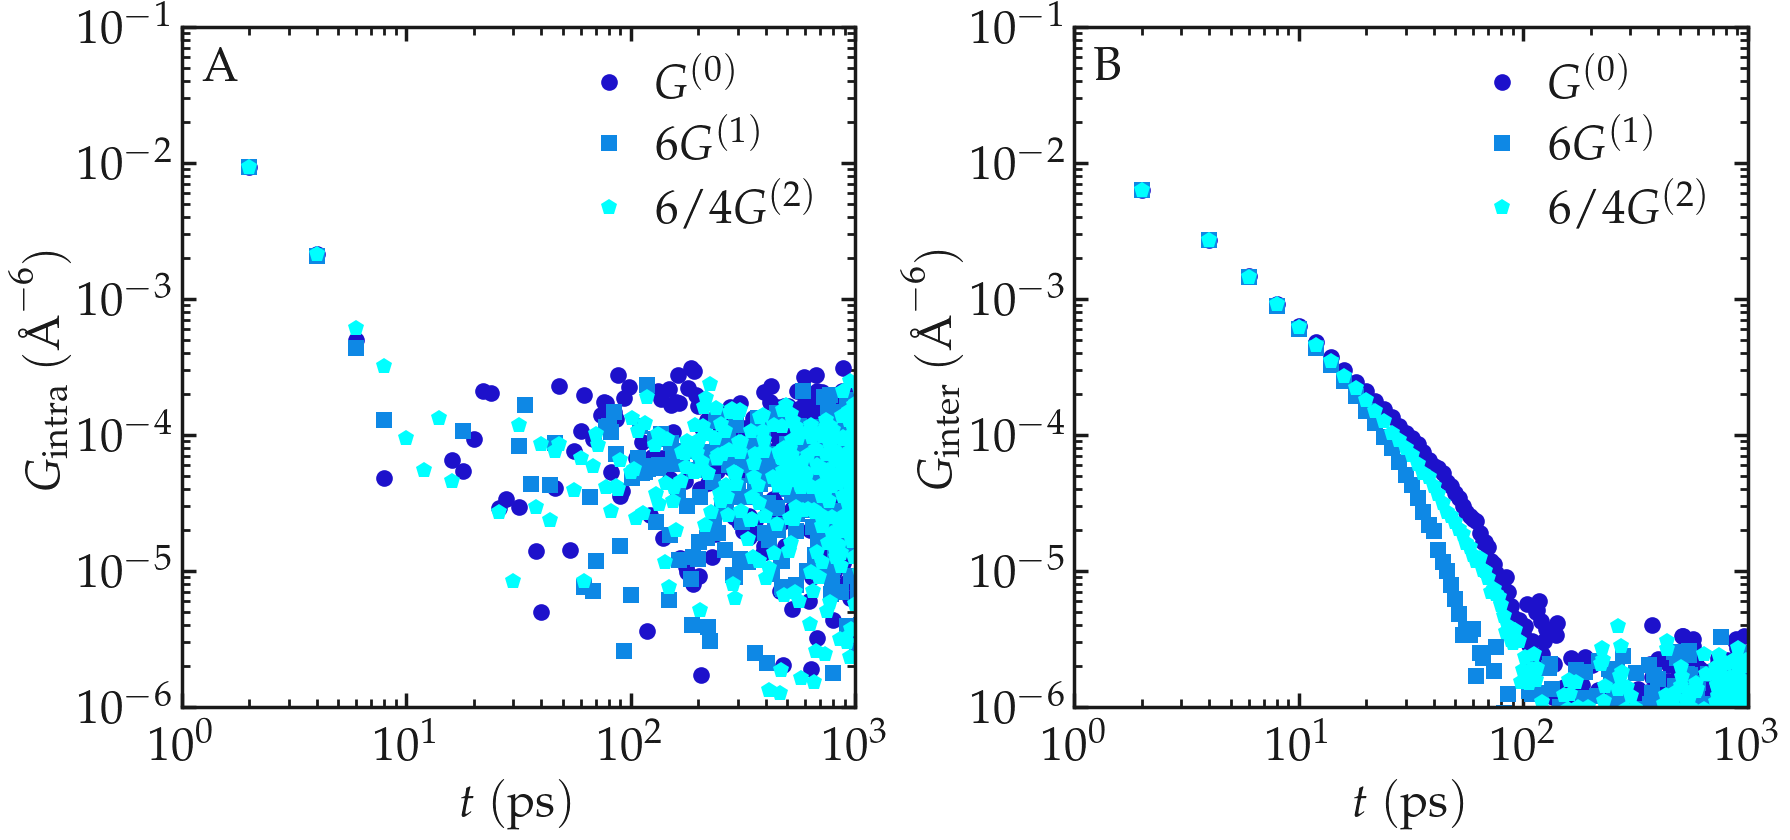
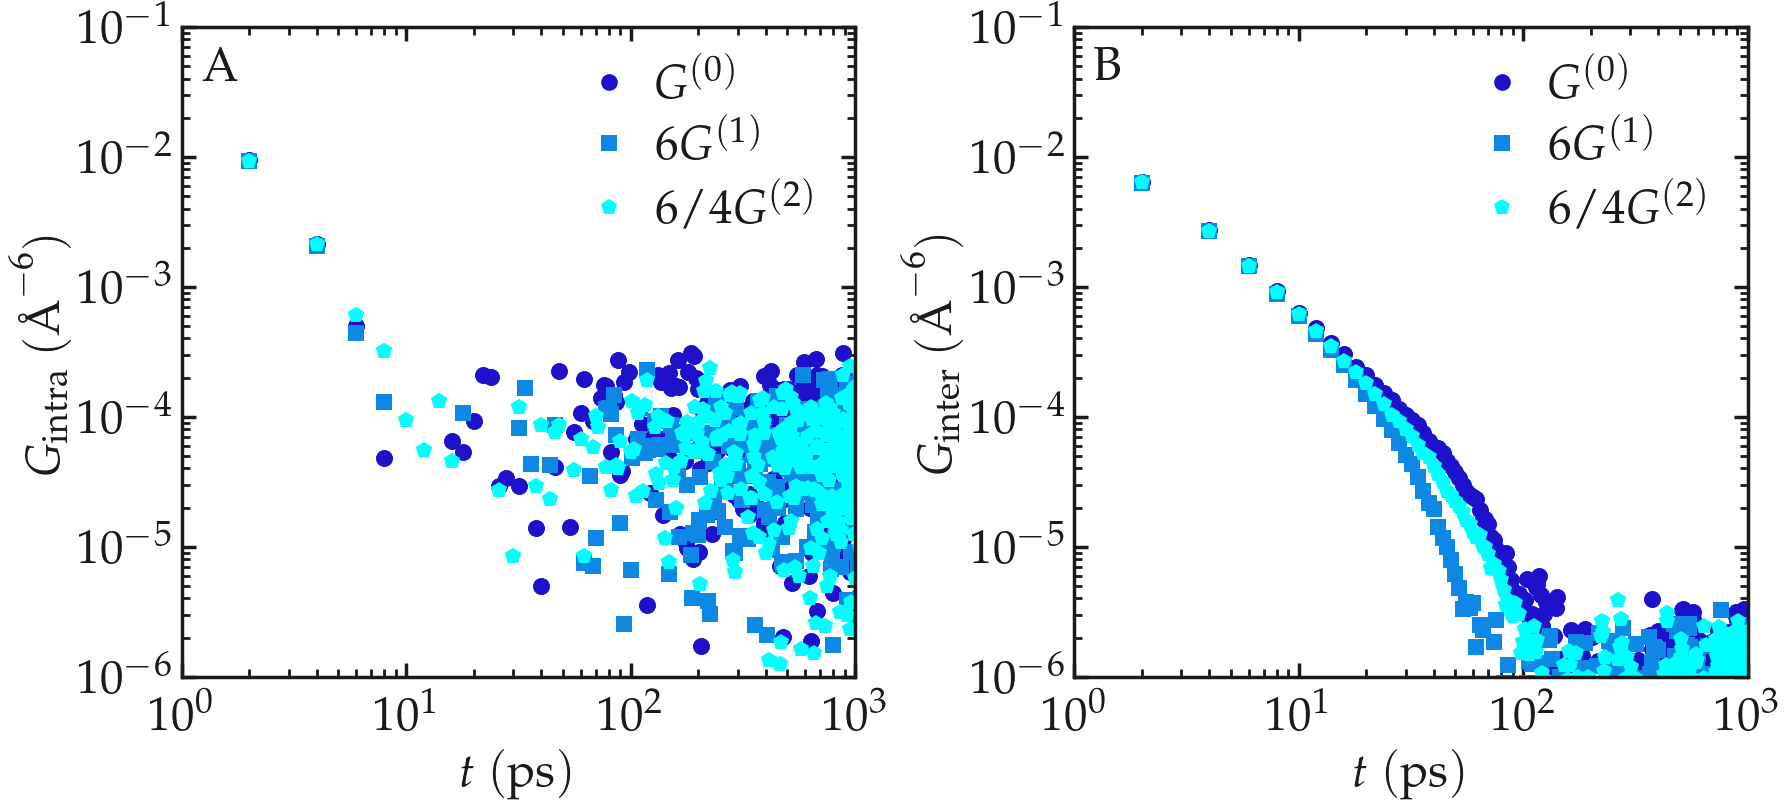
The notebook cell's code change between the first figure and the second:
--- before
+++ after
@@ -6,5 +6,5 @@
 
     myplt = PltTools()
-    myplt.prepare_figure(fig_size = (18,8.5), dark_mode = dark_mode,
+    myplt.prepare_figure(fig_size = (18,8.2), dark_mode = dark_mode,
                          transparency = True, use_serif=True, n_colone = 2)
 

Commit: updated G fig